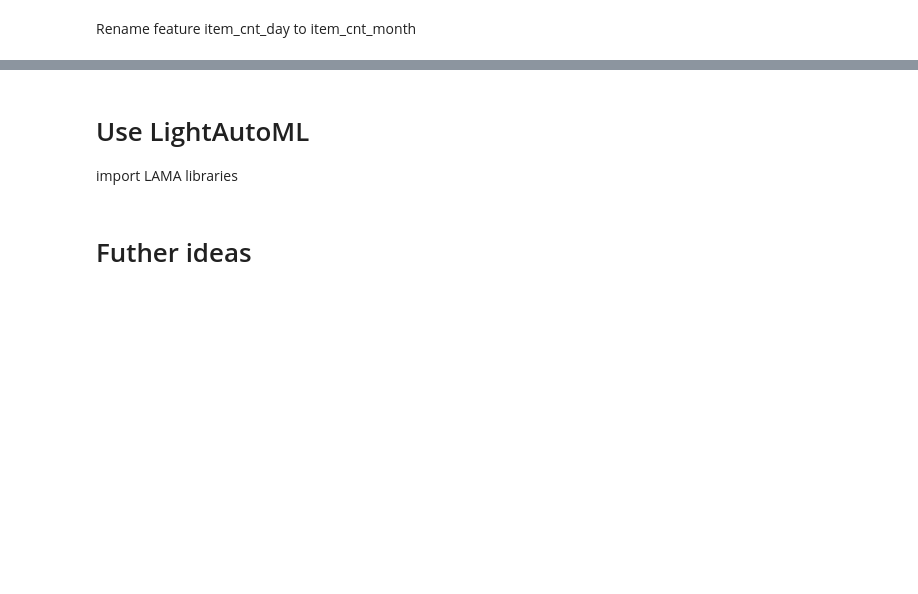
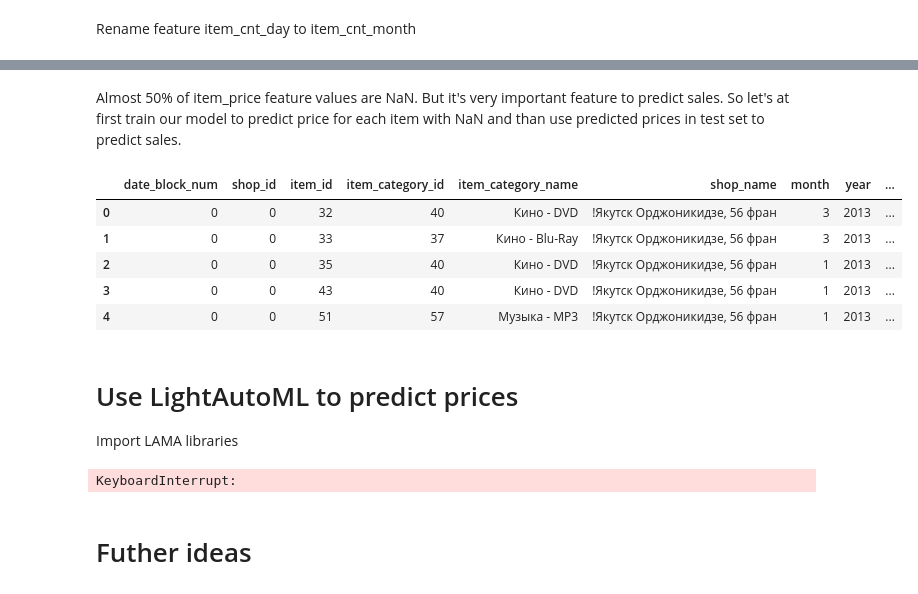
Before and after one commit to beatwad/predict_future_sales, a Jupyter notebook: Untitled.ipynb, the cells around one changed output, grey strips where cells are left out. Cells and saved outputs as stored; diff of their text form; code cells hidden in the pictures; blank space fills up the shorter version.

Commit message:
Add pre-train to predict item prices.

```diff
--- a/Untitled.ipynb
+++ b/Untitled.ipynb
@@ -239,7 +273,21 @@ sales_train_gr.rename({'item_cnt_day': 'item_cnt_month'}, axis=1, inplace=True)
+# %% [markdown]
+Almost 50% of item_price feature values are NaN. But it's very important feature to predict sales. So let's at first train our model to predict price for each item with NaN and than use predicted prices in test set to predict sales.
+# %%
+# select features, that don't depend on item_price feature
+valid_cols = [col for col in sales_train_gr.columns if ('item_price' not in col)
+              and ('item_name' not in col) and (col != 'item_cnt_month')]
+sales_train_gr[valid_cols].head()
+# %% [output]
+|  | date_block_num | shop_id | item_id | item_category_id | item_category_name | shop_name | month | year | ... |
+| 0 | 0 | 0 | 32 | 40 | Кино - DVD | !Якутск Орджоникидзе, 56 фран | 3 | 2013 | ... |
+| 1 | 0 | 0 | 33 | 37 | Кино - Blu-Ray | !Якутск Орджоникидзе, 56 фран | 3 | 2013 | ... |
+| 2 | 0 | 0 | 35 | 40 | Кино - DVD | !Якутск Орджоникидзе, 56 фран | 1 | 2013 | ... |
+| 3 | 0 | 0 | 43 | 40 | Кино - DVD | !Якутск Орджоникидзе, 56 фран | 1 | 2013 | ... |
+| 4 | 0 | 0 | 51 | 57 | Музыка - MP3 | !Якутск Орджоникидзе, 56 фран | 1 | 2013 | ... |
 # %% [markdown]
-# Use LightAutoML
+# Use LightAutoML to predict prices
 
-import LAMA libraries
+Import LAMA libraries
 # %%
 import os
 import logging
@@ -249,7 +297,9 @@ from lightautoml.automl.presets.text_presets import TabularNLPAutoML
 from lightautoml.tasks import Task
 import multiprocessing as mp
 
-logging.basicConfig(format='[%(asctime)s] (%(levelname)s): %(message)s', level=logging.INFO)
+# logging.basicConfig(format='[%(asctime)s] (%(levelname)s): %(message)s', level=logging.INFO)
+# %% [output]
+KeyboardInterrupt:
 # %%
 N_THREADS = mp.cpu_count() - 1
 N_FOLDS = 10
```
Also changed, not shown: parts of 7 cells of this notebook.
